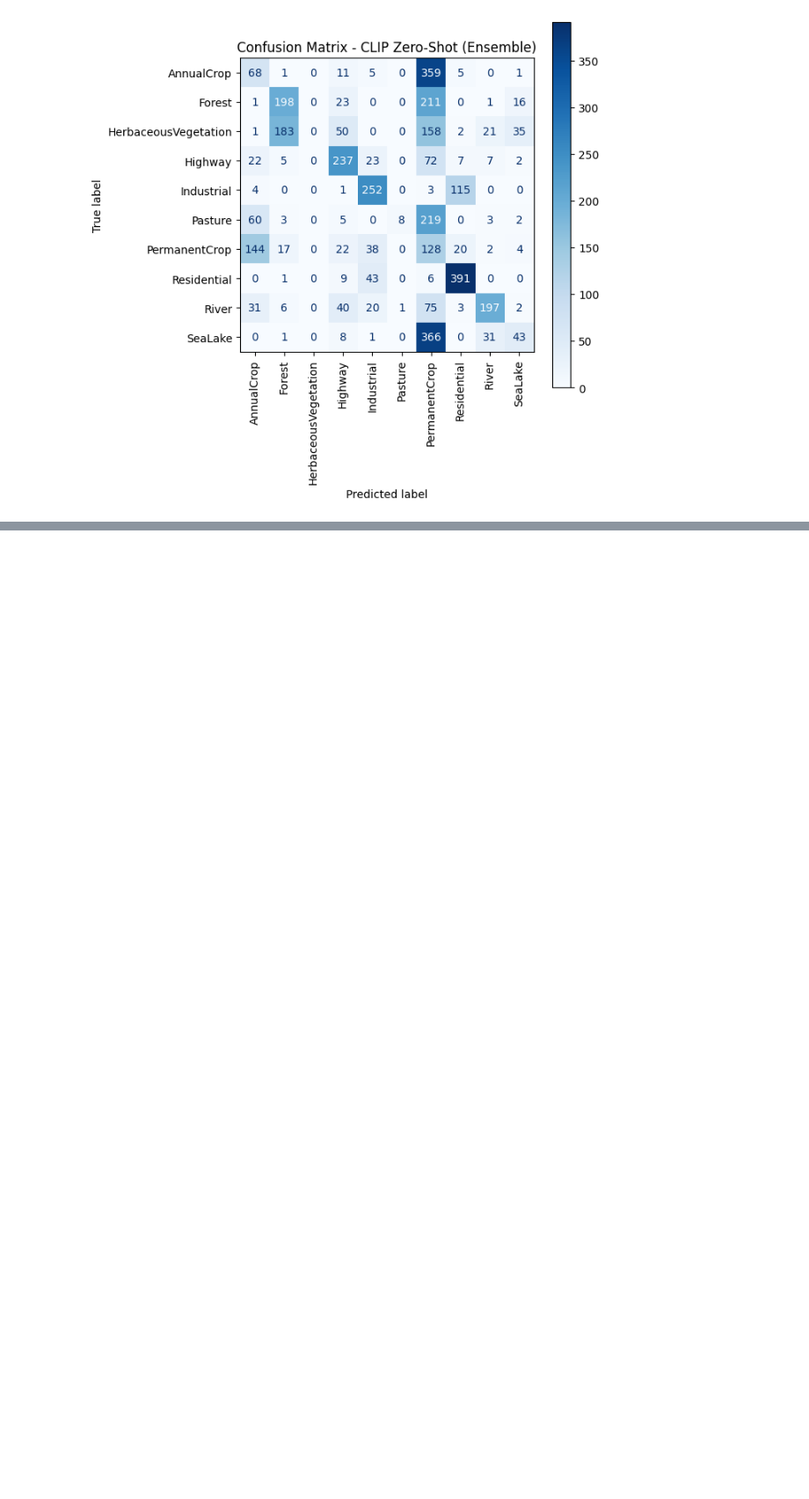
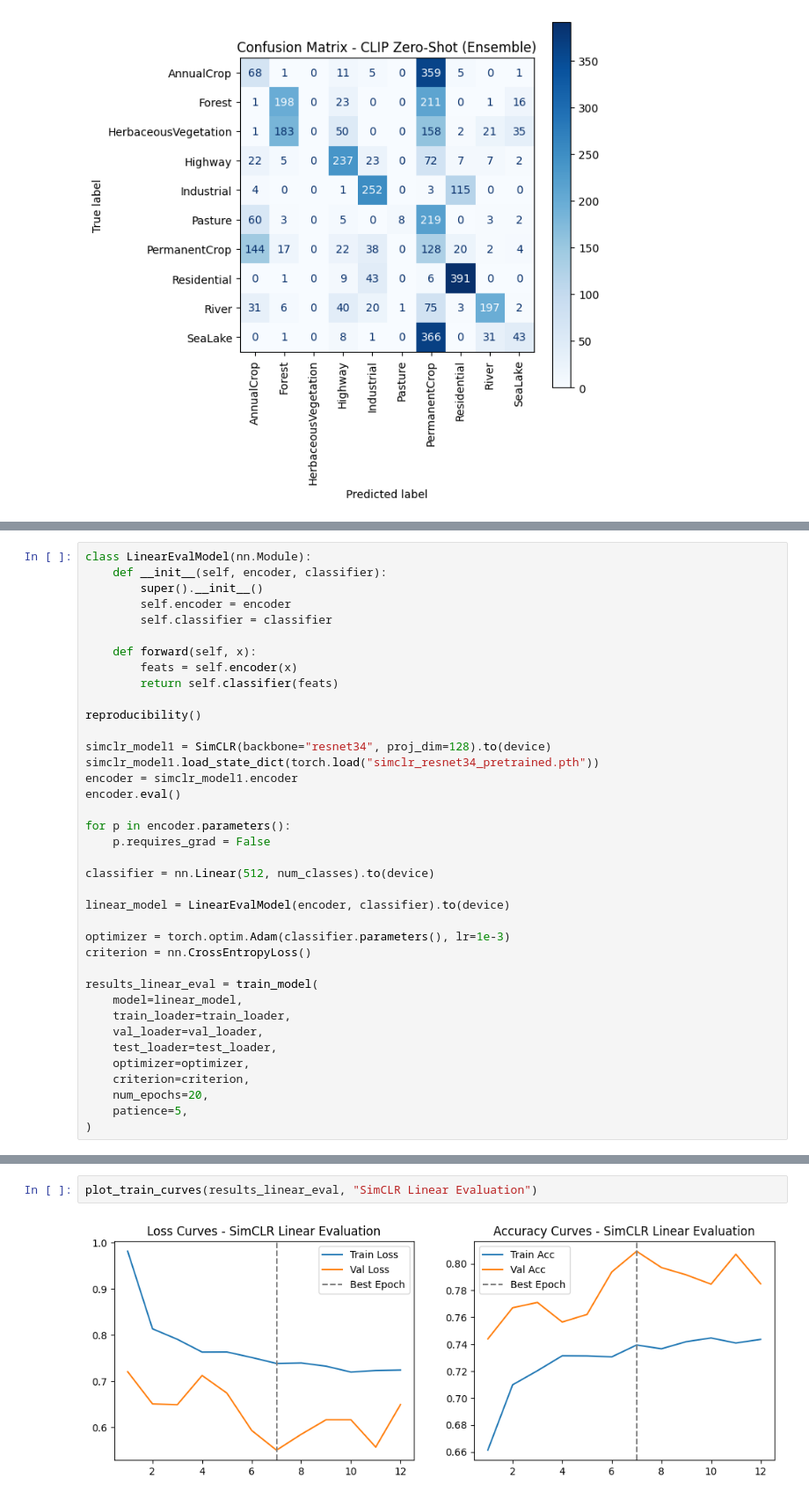
Before and after one commit to dboutzounis/Satellite-Data-Comparative-Study, a Jupyter notebook: satellite_image_classification.ipynb, the cells around one changed output, grey strips where cells are left out. Shown at 88% size. Drawn from its saved outputs; the diff is of its cells as text; blank space fills up the shorter version.

Commit message:
implemented simclr (frozen, fine tuned on full and fine tuned on few)

```diff
--- a/satellite_image_classification.ipynb
+++ b/satellite_image_classification.ipynb
@@ -1413,0 +1532,38 @@ HerbaceousVegetation   : 0.00%
+# %%
+class LinearEvalModel(nn.Module):
+    def __init__(self, encoder, classifier):
+        super().__init__()
+        self.encoder = encoder
+        self.classifier = classifier
+
+    def forward(self, x):
+        feats = self.encoder(x)
+        return self.classifier(feats)
+
+reproducibility()
+
+simclr_model1 = SimCLR(backbone="resnet34", proj_dim=128).to(device)
+simclr_model1.load_state_dict(torch.load("simclr_resnet34_pretrained.pth"))
+encoder = simclr_model1.encoder
+encoder.eval()
+
+for p in encoder.parameters():
+    p.requires_grad = False
+
+classifier = nn.Linear(512, num_classes).to(device)
+
+linear_model = LinearEvalModel(encoder, classifier).to(device)
+
+optimizer = torch.optim.Adam(classifier.parameters(), lr=1e-3)
+criterion = nn.CrossEntropyLoss()
+
+results_linear_eval = train_model(
+    model=linear_model,
+    train_loader=train_loader,
+    val_loader=val_loader,
+    test_loader=test_loader,
+    optimizer=optimizer,
+    criterion=criterion,
+    num_epochs=20,
+    patience=5,
+)
@@ -1413,0 +1587,4 @@ HerbaceousVegetation   : 0.00%
+# %%
+plot_train_curves(results_linear_eval, "SimCLR Linear Evaluation")
+# %% [output]
+[figure, added]
```
Also changed, not shown: parts of 11 cells of this notebook.
